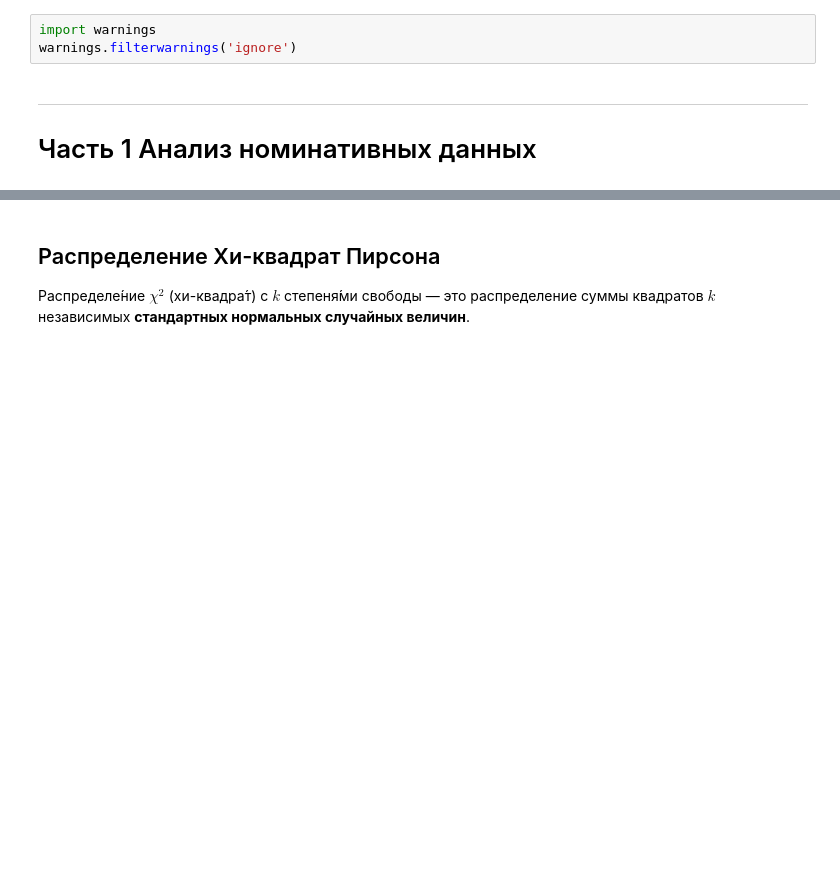
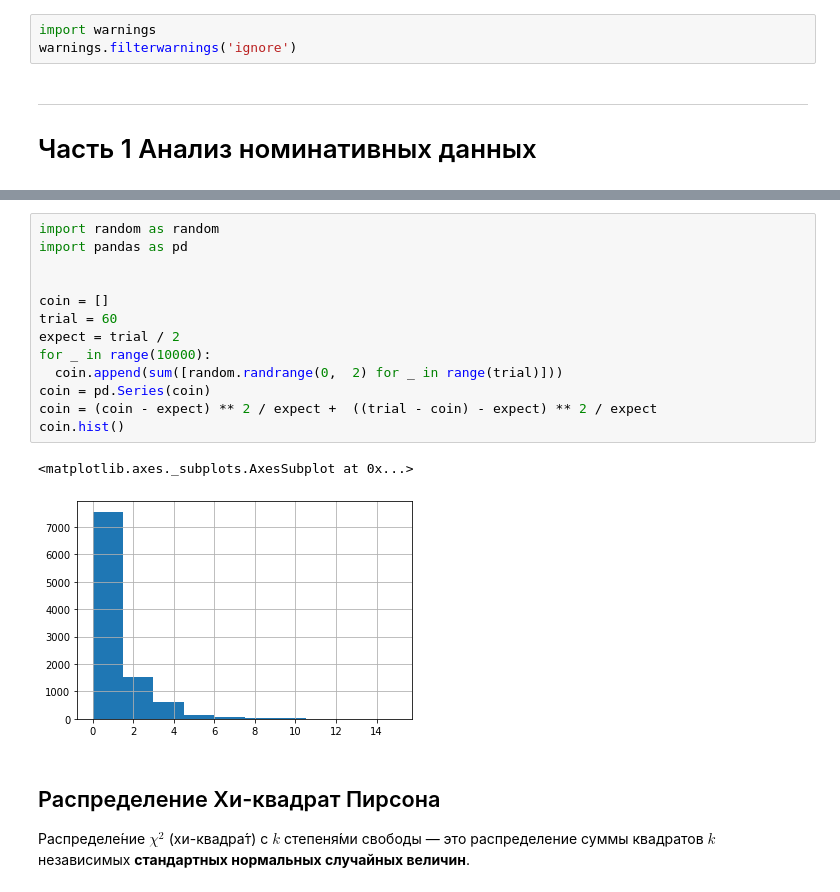
Before and after one commit to betelgeus/fundamentals_of_statistics_notes, a Jupyter notebook: Stepik_fundamentals_of_statistics_notes_Part_2.ipynb, the cells around one changed output, grey strips where cells are left out. Cells and saved outputs as stored; diff of their text form; blank space fills up the shorter version.

```diff
--- a/Stepik_fundamentals_of_statistics_notes_Part_2.ipynb
+++ b/Stepik_fundamentals_of_statistics_notes_Part_2.ipynb
@@ -70,3 +68,19 @@ warnings.filterwarnings('ignore')
+# %%
+import random as random
+import pandas as pd
+
+
+coin = []
+trial = 60
+expect = trial / 2
+for _ in range(10000):
+  coin.append(sum([random.randrange(0,  2) for _ in range(trial)]))
+coin = pd.Series(coin)
+coin = (coin - expect) ** 2 / expect +  ((trial - coin) - expect) ** 2 / expect
+coin.hist()
+# %% [output]
+<matplotlib.axes._subplots.AxesSubplot at 0x...>
+[figure, added]
 # %% [markdown]
 ## Распределение Хи-квадрат Пирсона
 
```
Also changed, not shown: parts of 55 cells of this notebook.
